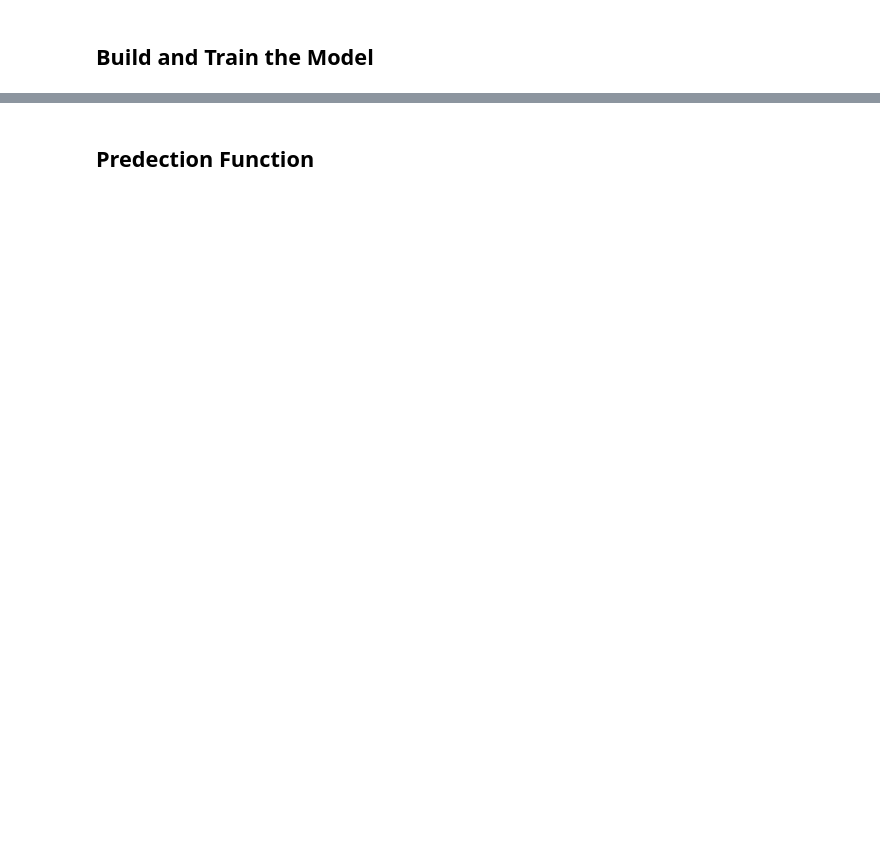
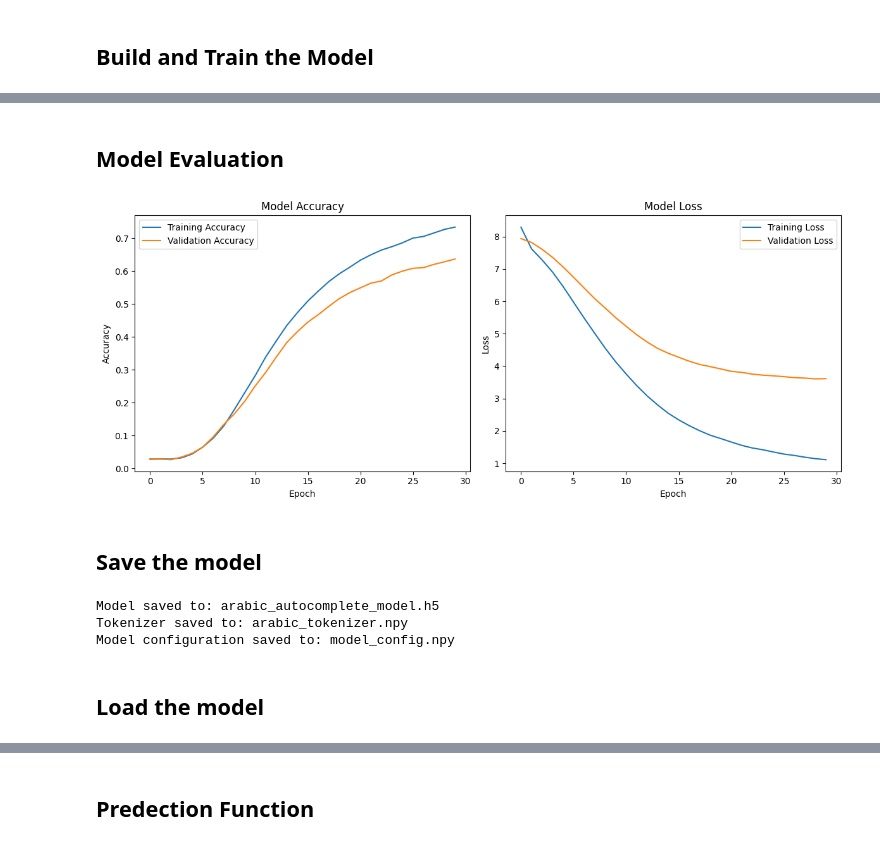
Before and after one commit to MariamH3/ArabicAutocompleteProject, a Jupyter notebook: ArabicAutoCompleteSystem.ipynb, the cells around one changed output, grey strips where cells are left out. Cells and saved outputs as stored; diff of their text form; code cells hidden in the pictures; blank space fills up the shorter version.

```diff
--- a/ArabicAutoCompleteSystem.ipynb
+++ b/ArabicAutoCompleteSystem.ipynb
@@ -121,3 +152,6 @@ Sample padded sequences:
 X = input_sequences[:, :-1]
 y = input_sequences[:, -1]
 y = to_categorical(y, num_classes=total_words)
+X_train, X_val, y_train, y_val = train_test_split(X, y, test_size=0.2, random_state=42)
+print(f"\nTraining data shape: {X_train.shape}")
+print(f"Validation data shape: {X_val.shape}")
@@ -163,0 +205,68 @@ Epoch 10/10
+# %% [markdown]
+## Model Evaluation
+# %%
+evaluation = {
+    'final_train_accuracy': history.history['accuracy'][-1],
+    'final_val_accuracy': history.history['val_accuracy'][-1],
+    'final_train_loss': history.history['loss'][-1],
+    'final_val_loss': history.history['val_loss'][-1],
+    'best_val_accuracy': max(history.history['val_accuracy']),
+    'best_epoch': history.history['val_accuracy'].index(max(history.history['val_accuracy'])) + 1
+}
+
+# Plot accuracy
+plt.figure(figsize=(12, 5))
+plt.subplot(1, 2, 1)
+plt.plot(history.history['accuracy'], label='Training Accuracy')
+plt.plot(history.history['val_accuracy'], label='Validation Accuracy')
+plt.title('Model Accuracy')
+plt.ylabel('Accuracy')
+plt.xlabel('Epoch')
+plt.legend()
+
+# Plot loss
+plt.subplot(1, 2, 2)
+plt.plot(history.history['loss'], label='Training Loss')
+plt.plot(history.history['val_loss'], label='Validation Loss')
+plt.title('Model Loss')
+plt.ylabel('Loss')
+plt.xlabel('Epoch')
+plt.legend()
+
+plt.tight_layout()
+plt.savefig('model_performance.png')
+plt.show()
+# %% [output]
+[figure, added]
+# %% [markdown]
+## Save the model
+# %%
+def save_model_and_tokenizer(model, tokenizer, model_path='arabic_autocomplete_model.h5', tokenizer_path='arabic_tokenizer.npy'):
+    model.save(model_path)
+    print(f"Model saved to: {model_path}")
+
+    # Save the tokenizer - using numpy to save dictionary
+    tokenizer_json = tokenizer.to_json()
+    with open(tokenizer_path, 'w', encoding='utf-8') as f:
+        f.write(tokenizer_json)
+    print(f"Tokenizer saved to: {tokenizer_path}")
+
+    # Save model configuration for future reference
+    model_config = {
+        'max_sequence_len': max_sequence_len,
+        'total_words': total_words,
+        'embedding_dim': 100,
+        'lstm_units': 128,
+        'dropout_rate': 0.2
+    }
+
+    np.save('model_config.npy', model_config)
+    print("Model configuration saved to: model_config.npy")
+
+save_model_and_tokenizer(model, tokenizer)
+# %% [output]
+Model saved to: arabic_autocomplete_model.h5
+Tokenizer saved to: arabic_tokenizer.npy
+Model configuration saved to: model_config.npy
+# %% [markdown]
+## Load the model
```
Also changed, not shown: parts of 9 cells of this notebook.
